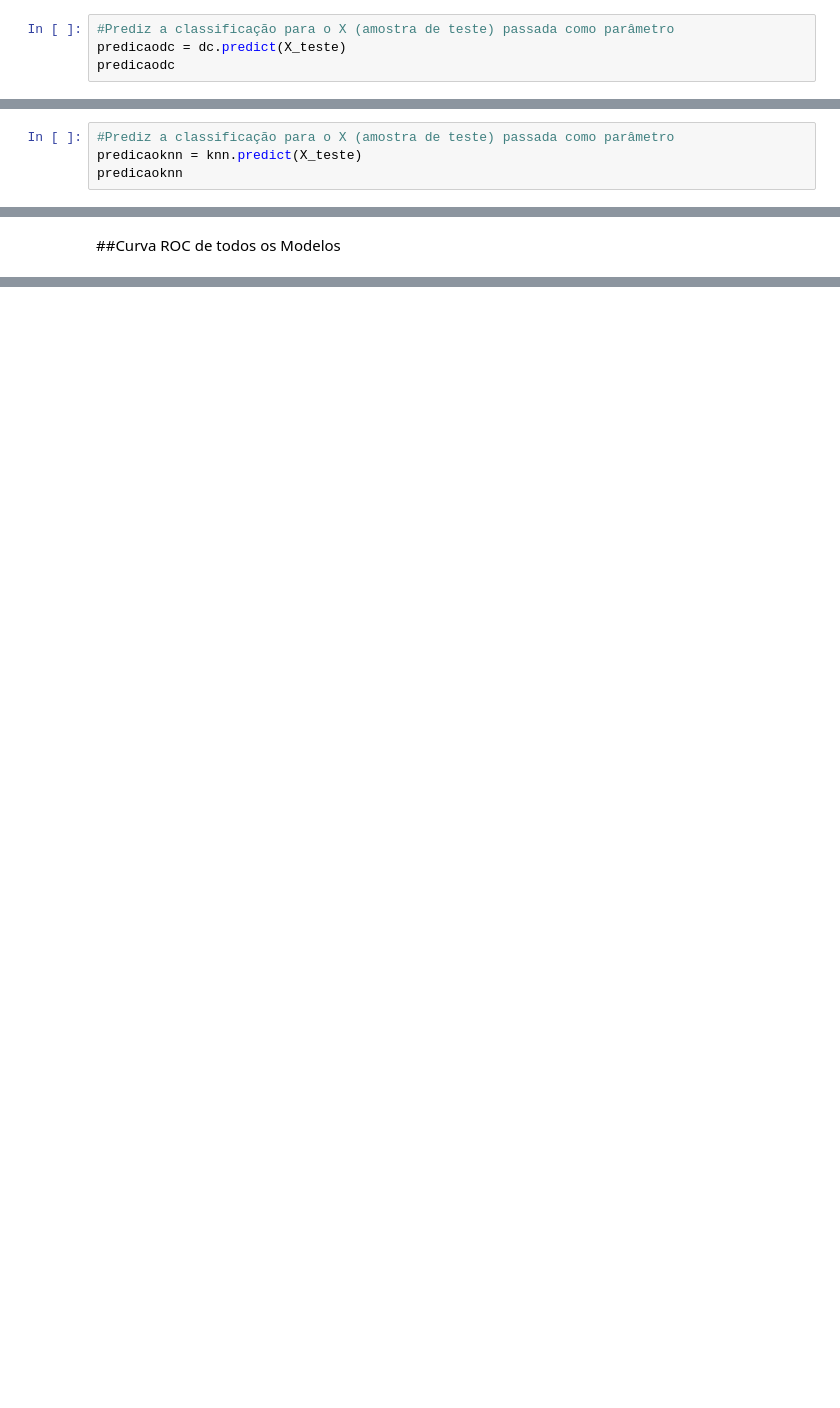
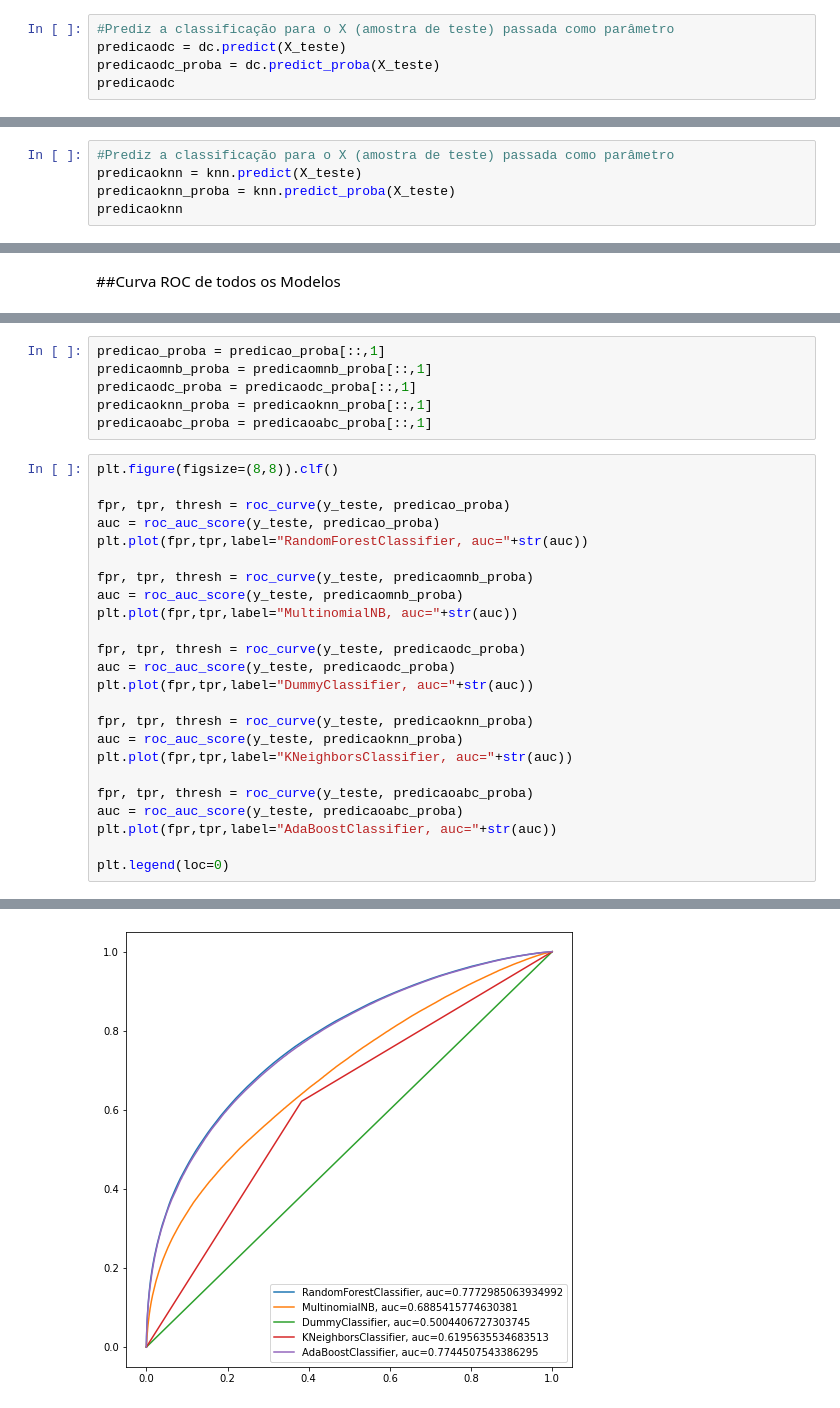
Before and after one commit to rodolfowenceslau/projetoenem, a Jupyter notebook: ModelagemETreinamento.ipynb, the cells around one changed output, grey strips where cells are left out. Saved outputs shown, nothing was run; the diff lists cells and outputs as text; blank space fills up the shorter version.

```diff
--- a/ModelagemETreinamento.ipynb
+++ b/ModelagemETreinamento.ipynb
@@ -361,5 +360,6 @@ resultadodc
 # %%
 #Prediz a classificação para o X (amostra de teste) passada como parâmetro
 predicaodc = dc.predict(X_teste)
+predicaodc_proba = dc.predict_proba(X_teste)
 predicaodc
 # %% [output]
@@ -412,5 +410,6 @@ resultadoknn
 # %%
 #Prediz a classificação para o X (amostra de teste) passada como parâmetro
 predicaoknn = knn.predict(X_teste)
+predicaoknn_proba = knn.predict_proba(X_teste)
 predicaoknn
 # %% [output]
@@ -531,0 +521,31 @@ plt.legend(loc=0)
+# %%
+predicao_proba = predicao_proba[::,1]
+predicaomnb_proba = predicaomnb_proba[::,1]
+predicaodc_proba = predicaodc_proba[::,1]
+predicaoknn_proba = predicaoknn_proba[::,1]
+predicaoabc_proba = predicaoabc_proba[::,1]
+# %%
+plt.figure(figsize=(8,8)).clf()
+
+fpr, tpr, thresh = roc_curve(y_teste, predicao_proba)
+auc = roc_auc_score(y_teste, predicao_proba)
+plt.plot(fpr,tpr,label="RandomForestClassifier, auc="+str(auc))
+
+fpr, tpr, thresh = roc_curve(y_teste, predicaomnb_proba)
+auc = roc_auc_score(y_teste, predicaomnb_proba)
+plt.plot(fpr,tpr,label="MultinomialNB, auc="+str(auc))
+
+fpr, tpr, thresh = roc_curve(y_teste, predicaodc_proba)
+auc = roc_auc_score(y_teste, predicaodc_proba)
+plt.plot(fpr,tpr,label="DummyClassifier, auc="+str(auc))
+
+fpr, tpr, thresh = roc_curve(y_teste, predicaoknn_proba)
+auc = roc_auc_score(y_teste, predicaoknn_proba)
+plt.plot(fpr,tpr,label="KNeighborsClassifier, auc="+str(auc))
+
+fpr, tpr, thresh = roc_curve(y_teste, predicaoabc_proba)
+auc = roc_auc_score(y_teste, predicaoabc_proba)
+plt.plot(fpr,tpr,label="AdaBoostClassifier, auc="+str(auc))
+
+plt.legend(loc=0)
+# %% [output]
@@ -531,0 +553 @@ plt.legend(loc=0)
+[figure, added]
```
Also changed, not shown: parts of 26 cells of this notebook.
